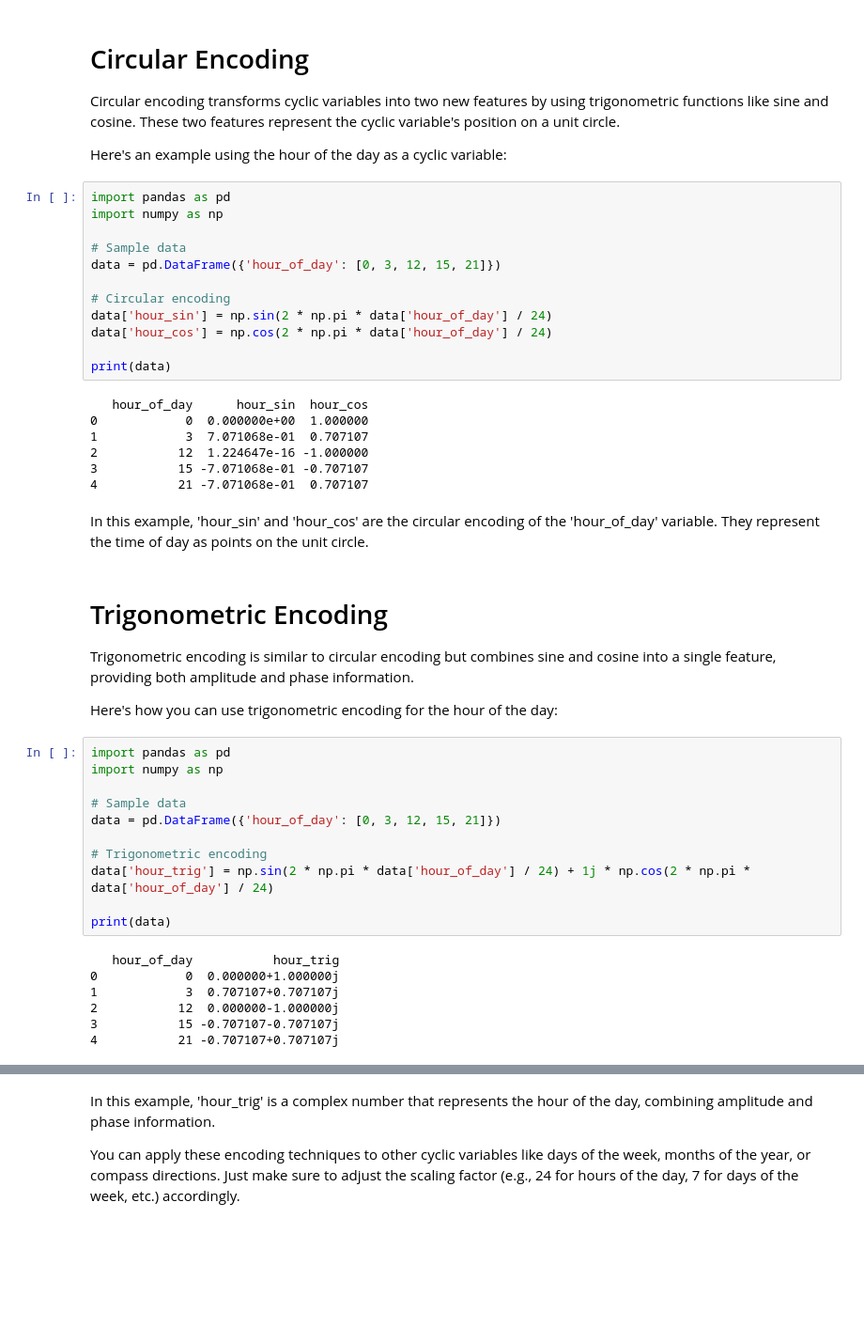
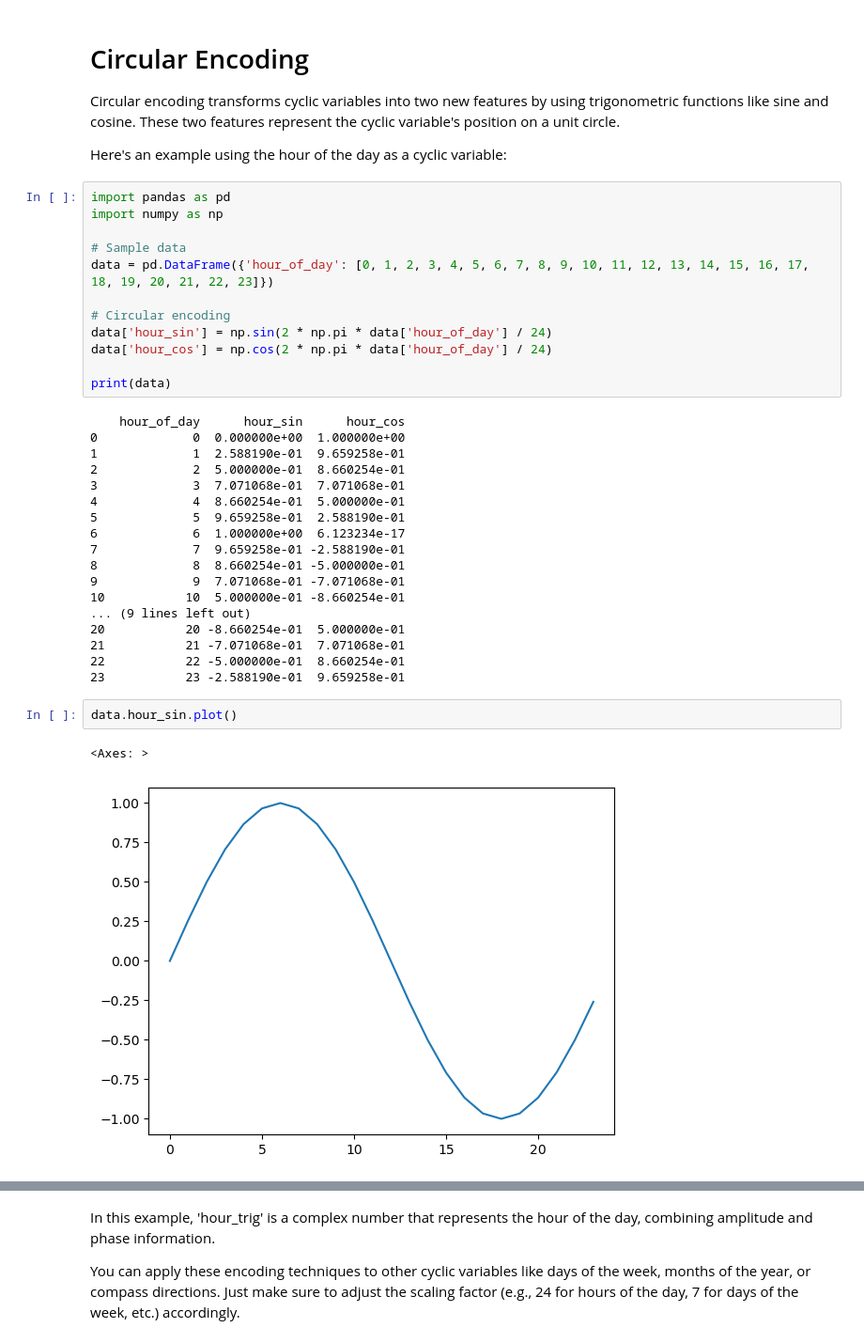
Before and after one commit to AILAB-CEFET-RJ/cic1205, a Jupyter notebook: notebooks/cyclic_variables.ipynb, the cells around one changed output, grey strips where cells are left out. Shown at 94% size. Cells and saved outputs as stored; diff of their text form; blank space fills up the shorter version.

```diff
--- a/notebooks/cyclic_variables.ipynb
+++ b/notebooks/cyclic_variables.ipynb
@@ -20,7 +20,7 @@ import pandas as pd
 import numpy as np
 
 # Sample data
-data = pd.DataFrame({'hour_of_day': [0, 3, 12, 15, 21]})
+data = pd.DataFrame({'hour_of_day': [0, 1, 2, 3, 4, 5, 6, 7, 8, 9, 10, 11, 12, 13, 14, 15, 16, 17, 18, 19, 20, 21, 22, 23]})
 
 # Circular encoding
 data['hour_sin'] = np.sin(2 * np.pi * data['hour_of_day'] / 24)
@@ -28,35 +28,25 @@ data['hour_cos'] = np.cos(2 * np.pi * data['hour_of_day'] / 24)
 
 print(data)
 # %% [output]
-   hour_of_day      hour_sin  hour_cos
-0            0  0.000000e+00  1.000000
-1            3  7.071068e-01  0.707107
-2           12  1.224647e-16 -1.000000
-3           15 -7.071068e-01 -0.707107
-4           21 -7.071068e-01  0.707107
+    hour_of_day      hour_sin      hour_cos
+0             0  0.000000e+00  1.000000e+00
+1             1  2.588190e-01  9.659258e-01
+2             2  5.000000e-01  8.660254e-01
+3             3  7.071068e-01  7.071068e-01
+4             4  8.660254e-01  5.000000e-01
+5             5  9.659258e-01  2.588190e-01
+6             6  1.000000e+00  6.123234e-17
+7             7  9.659258e-01 -2.588190e-01
+8             8  8.660254e-01 -5.000000e-01
+9             9  7.071068e-01 -7.071068e-01
+10           10  5.000000e-01 -8.660254e-01
+... (9 lines left out)
+20           20 -8.660254e-01  5.000000e-01
+21           21 -7.071068e-01  7.071068e-01
+22           22 -5.000000e-01  8.660254e-01
+23           23 -2.588190e-01  9.659258e-01
-# %% [markdown]
-In this example, 'hour_sin' and 'hour_cos' are the circular encoding of the 'hour_of_day' variable. They represent the time of day as points on the unit circle.
-# %% [markdown]
-# Trigonometric Encoding
-
-Trigonometric encoding is similar to circular encoding but combines sine and cosine into a single feature, providing both amplitude and phase information.
-
-Here's how you can use trigonometric encoding for the hour of the day:
-# %%
-import pandas as pd
-import numpy as np
-
-# Sample data
-data = pd.DataFrame({'hour_of_day': [0, 3, 12, 15, 21]})
-
-# Trigonometric encoding
-data['hour_trig'] = np.sin(2 * np.pi * data['hour_of_day'] / 24) + 1j * np.cos(2 * np.pi * data['hour_of_day'] / 24)
-
-print(data)
-# %% [output]
-   hour_of_day           hour_trig
-0            0  0.000000+1.000000j
-1            3  0.707107+0.707107j
-2           12  0.000000-1.000000j
-3           15 -0.707107-0.707107j
-4           21 -0.707107+0.707107j
+# %%
+data.hour_sin.plot()
+# %% [output]
+<Axes: >
+[figure, added]
```
Also changed, not shown: parts of 3 cells of this notebook, 3 other files.
